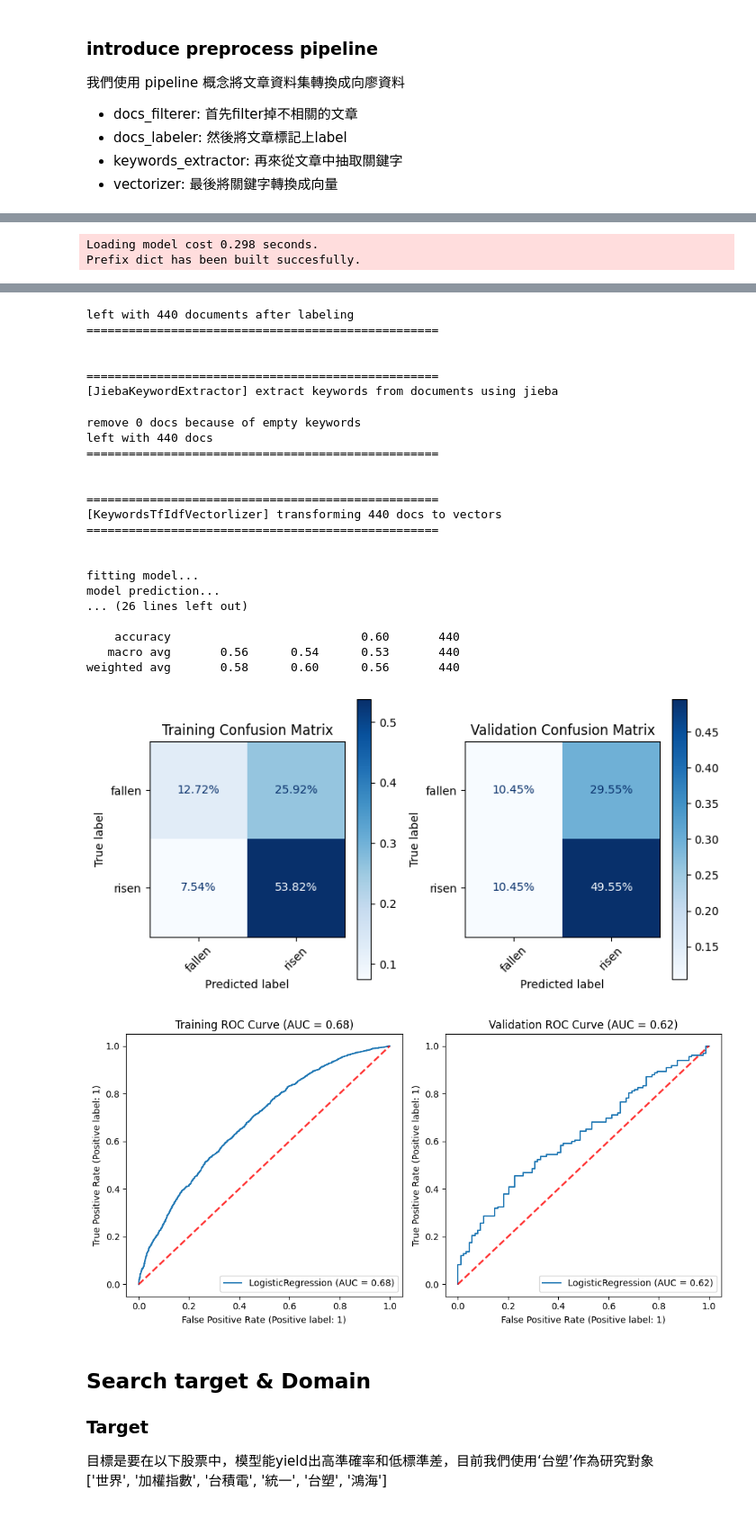
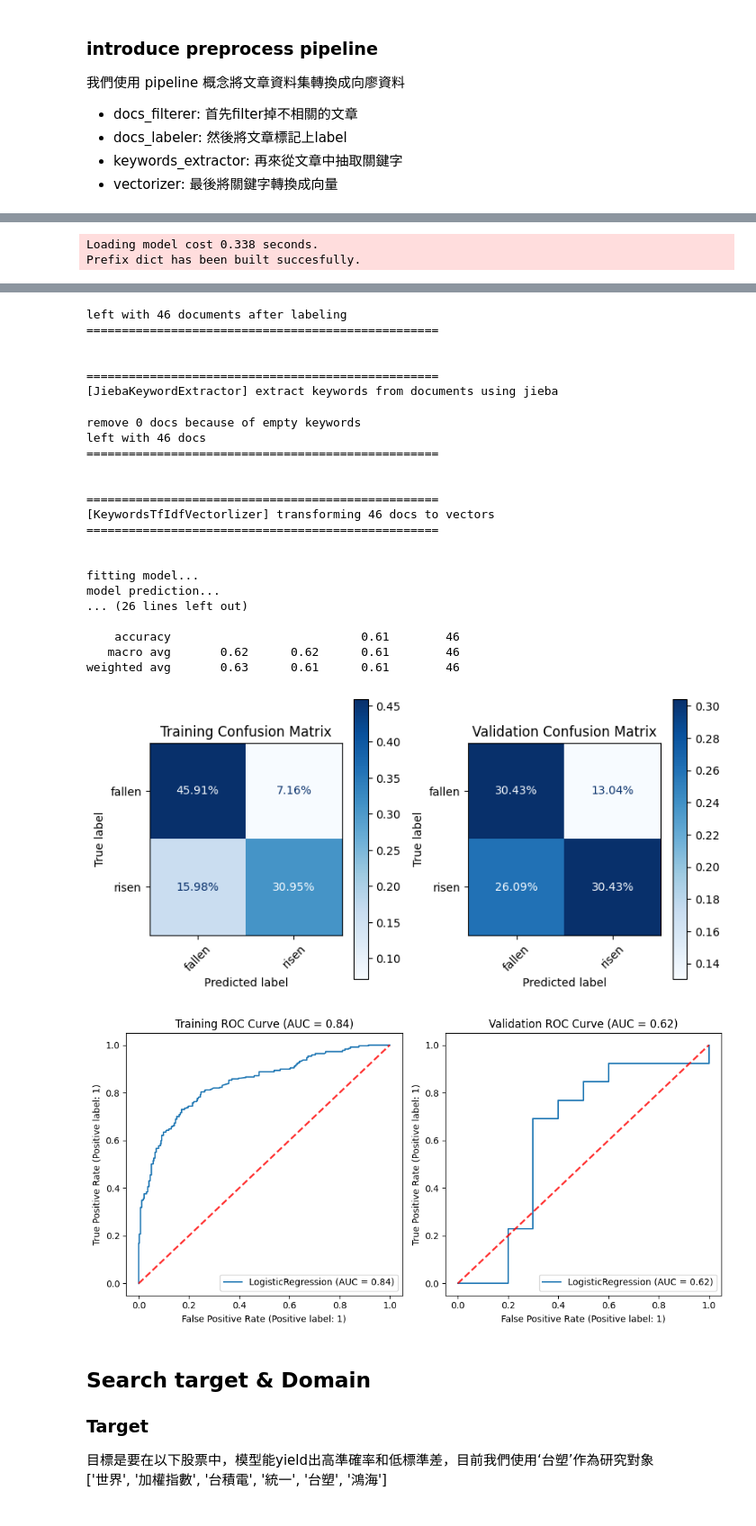
Before and after one commit to easonyu0203/2023-2-data-analyze-midterm, a Jupyter notebook: researchs/train_pipeline_research.ipynb, the cells around one changed output, grey strips where cells are left out. Shown at 90% size. Saved outputs shown, nothing was run; the diff lists cells and outputs as text; code cells hidden in the pictures.

```diff
--- a/researchs/train_pipeline_research.ipynb
+++ b/researchs/train_pipeline_research.ipynb
@@ -60,7 +60,7 @@ from sklearn.linear_model import LogisticRegression
 from sklearn_model_process.train_eval_model import train_eval_model, display_evaluation_result
 # %%
 # set up config
-stock = stock_meta.get_stock_by_name("台積電")
+stock = stock_meta.get_stock_by_name("群創")
 clf = LogisticRegression()
 preprocess_pipeline = PreprocessPipeline(
     docs_filterer=Word2VecSimilarFilterer(topn=1, white_noise_ratio=0),
@@ -91,5 +91,5 @@ preprocess train dataset
 [Word2VecSimilarFilterer] fitting the filterer
 load word2vec model from cache
 [Word2VecSimilarFilterer] Filter documents by does content/title/author contain the top most similar words to the stock name
-Loading model cost 0.298 seconds.
+Loading model cost 0.338 seconds.
 Prefix dict has been built succesfully.
@@ -128,33 +128,33 @@ left with 4414 documents after filtering
 ==================================================
 
 
 ==================================================
 [FutureReturnDocsLabeler] labeling documents by the s day future return percentage of the stock...
-left with 440 documents after labeling
+left with 46 documents after labeling
 ==================================================
 
 
 ==================================================
 [JiebaKeywordExtractor] extract keywords from documents using jieba
 remove 0 docs because of empty keywords
-left with 440 docs
+left with 46 docs
 ==================================================
 
 
 ==================================================
-[KeywordsTfIdfVectorlizer] transforming 440 docs to vectors
+[KeywordsTfIdfVectorlizer] transforming 46 docs to vectors
 ==================================================
 
 
 fitting model...
 model prediction...
 ... (26 lines left out)
 
-    accuracy                           0.60       440
-   macro avg       0.56      0.54      0.53       440
-weighted avg       0.58      0.60      0.56       440
+    accuracy                           0.61        46
+   macro avg       0.62      0.62      0.61        46
+weighted avg       0.63      0.61      0.61        46
-[figure, old version]
+[figure, new version]
-[figure, old version]
+[figure, new version]
 # %% [markdown]
 ## Search target & Domain
 ### Target
```
Also changed, not shown: parts of 6 cells of this notebook, 10 other files.
